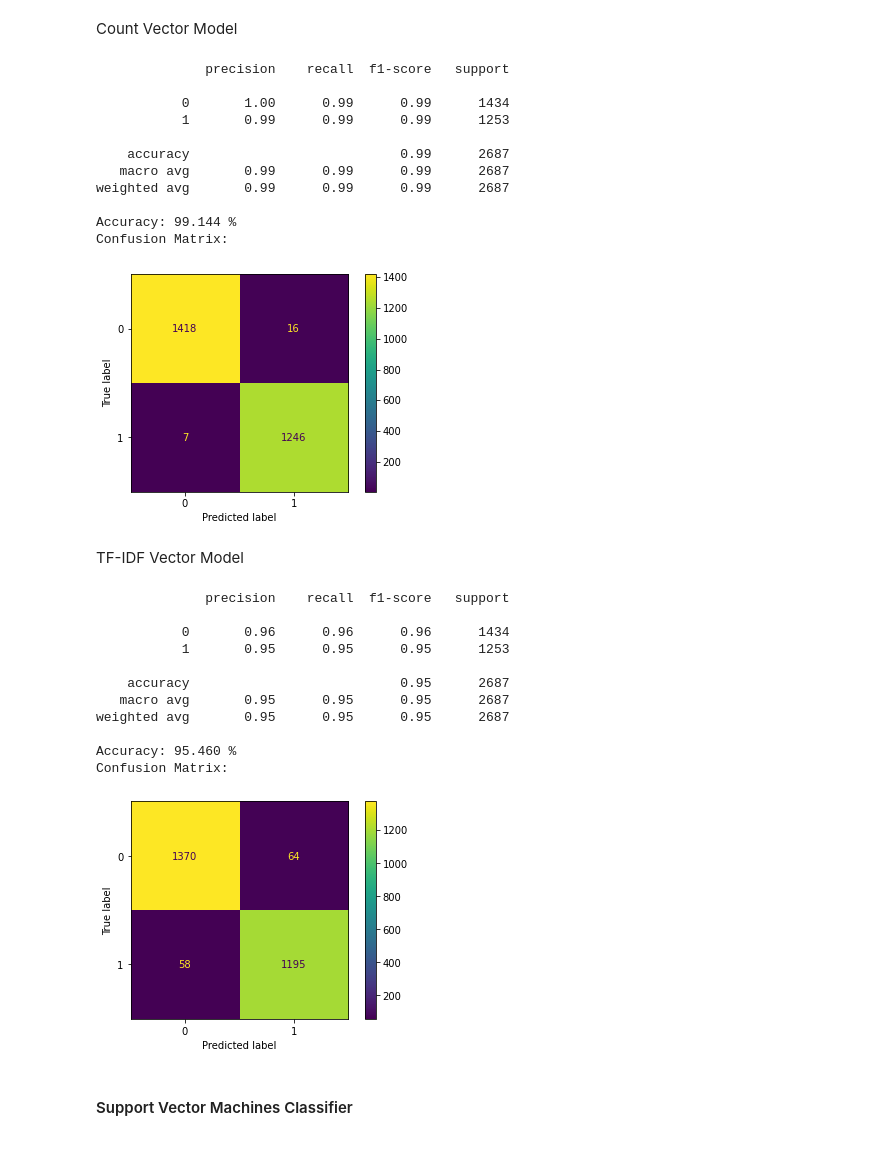
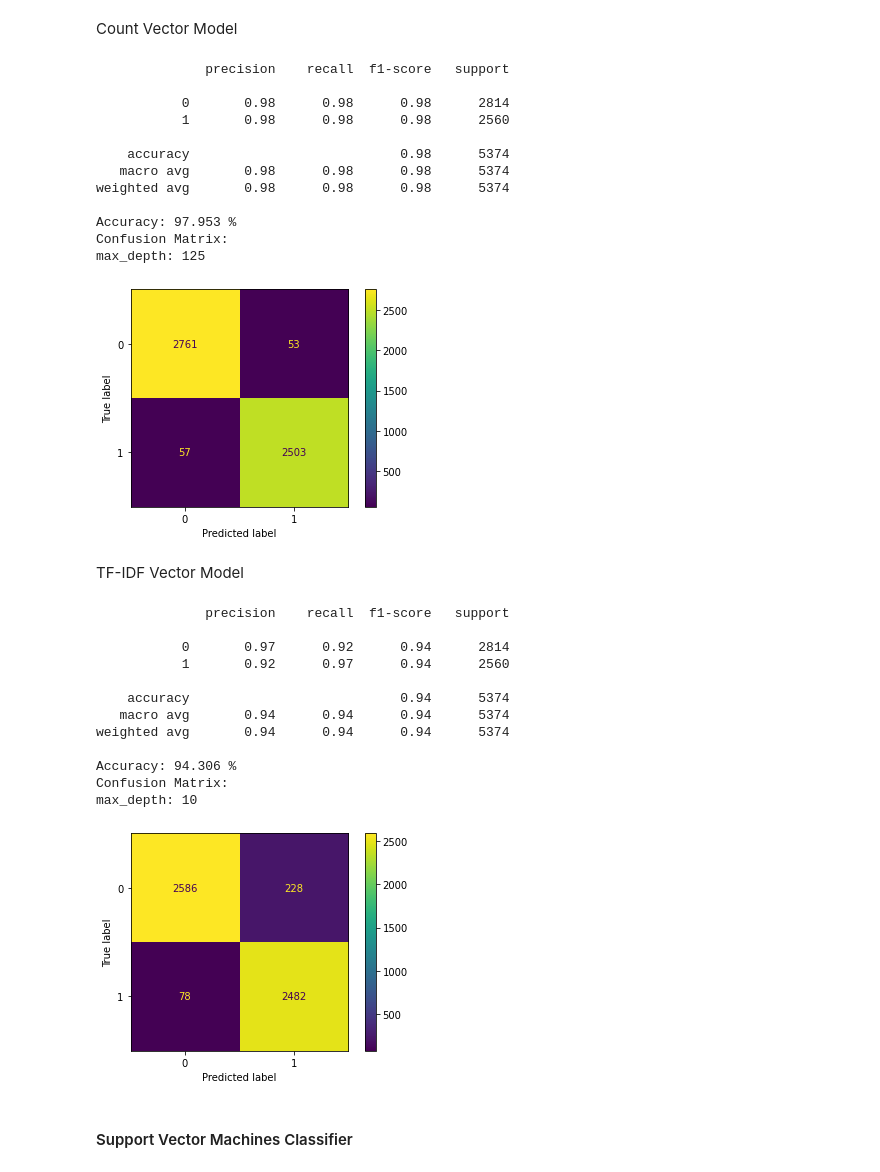
Before and after one commit to PJO017/Fake-News-Detection-Project, a Jupyter notebook: Source/Fake News Detection.ipynb, the cells around one changed output. Cells and saved outputs as stored; diff of their text form; code cells hidden in the pictures.

Commit message:
Tune decesion tree depth, add svm with rbf kernel

```diff
--- a/Source/Fake News Detection.ipynb
+++ b/Source/Fake News Detection.ipynb
@@ -119,8 +114,8 @@ Quality Report Fake Dataset
 | 2 | label | 23481 | 0.0 | 1 | Fake | 39644 | 61.720015 |  |
 # %%
 # Build project using 20%
-dfTrue = dfTrue.head(int(0.20 * dfTrue.shape[0]))
-dfFake = dfFake.head(int(0.20 * dfFake.shape[0]))
+dfTrue = dfTrue.head(int(0.40 * dfTrue.shape[0]))
+dfFake = dfFake.head(int(0.40 * dfFake.shape[0]))
 # %% [markdown]
 ### Data Preprocessing
 Removing stopwords, punctuation, and whitespace characters and Stemming
@@ -527,37 +524,61 @@ Confusion Matrix:
 # %% [markdown]
 Count Vector Model
 # %%
-DT_CV = classify_pipeline(DecisionTreeClassifier(max_depth=5), count_vector_model)
+depth_list = [10, 50, 100, 125, 150]
+
+optimal = None
+best_acc = 0
+for depth in depth_list:
+  model, acc = classify_pipeline(DecisionTreeClassifier(max_depth=depth), count_vector_model, False)
+  if acc > best_acc:
+    best_acc = acc
+    optimal = depth
+
+DT_CV = classify_pipeline(DecisionTreeClassifier(max_depth=optimal), count_vector_model)
+print(f"max_depth: {optimal}")
 # %% [output]
               precision    recall  f1-score   support
 
-           0       1.00      0.99      0.99      1434
-           1       0.99      0.99      0.99      1253
+           0       0.98      0.98      0.98      2814
+           1       0.98      0.98      0.98      2560
 
-    accuracy                           0.99      2687
-   macro avg       0.99      0.99      0.99      2687
-weighted avg       0.99      0.99      0.99      2687
+    accuracy                           0.98      5374
+   macro avg       0.98      0.98      0.98      5374
+weighted avg       0.98      0.98      0.98      5374
 
-Accuracy: 99.144 %
+Accuracy: 97.953 %
 Confusion Matrix:
+max_depth: 125
-[figure, old version]
+[figure, new version]
 # %% [markdown]
 TF-IDF Vector Model
 # %%
-DT_TV = classify_pipeline(DecisionTreeClassifier(), tfidf_vector_model, arr=True)
+depth_list = [10, 50, 100, 125, 150]
+
+optimal = None
+best_acc = 0
+for depth in depth_list:
+  model, acc = classify_pipeline(DecisionTreeClassifier(max_depth=depth), tfidf_vector_model, False)
+  if acc > best_acc:
+    best_acc = acc
+    optimal = depth
+
+DT_TV = classify_pipeline(DecisionTreeClassifier(max_depth=optimal), tfidf_vector_model)
+print(f"max_depth: {optimal}")
 # %% [output]
               precision    recall  f1-score   support
 
-           0       0.96      0.96      0.96      1434
-           1       0.95      0.95      0.95      1253
+           0       0.97      0.92      0.94      2814
+           1       0.92      0.97      0.94      2560
 
-    accuracy                           0.95      2687
-   macro avg       0.95      0.95      0.95      2687
-weighted avg       0.95      0.95      0.95      2687
+    accuracy                           0.94      5374
+   macro avg       0.94      0.94      0.94      5374
+weighted avg       0.94      0.94      0.94      5374
 
-Accuracy: 95.460 %
+Accuracy: 94.306 %
 Confusion Matrix:
+max_depth: 10
-[figure, old version]
+[figure, new version]
 # %% [markdown]
 #### Support Vector Machines Classifier
 # %% [markdown]
```
Also changed, not shown: parts of 29 cells of this notebook.
